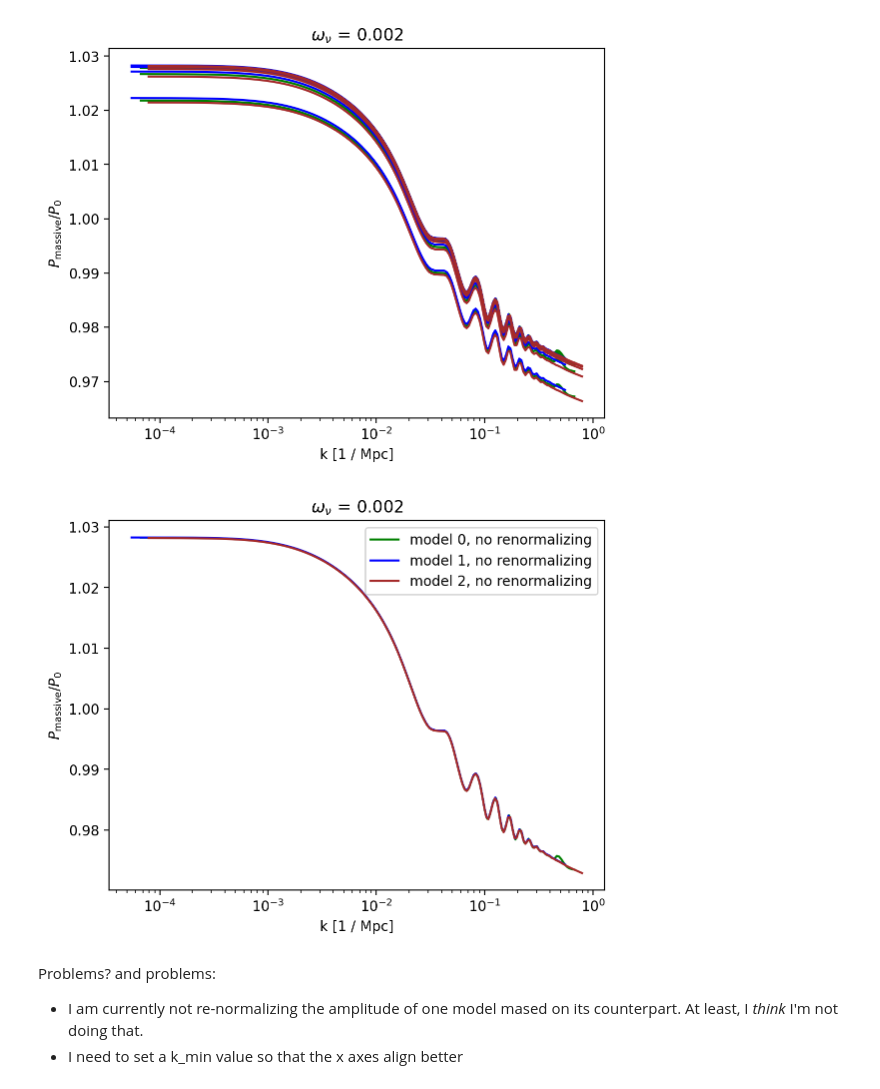
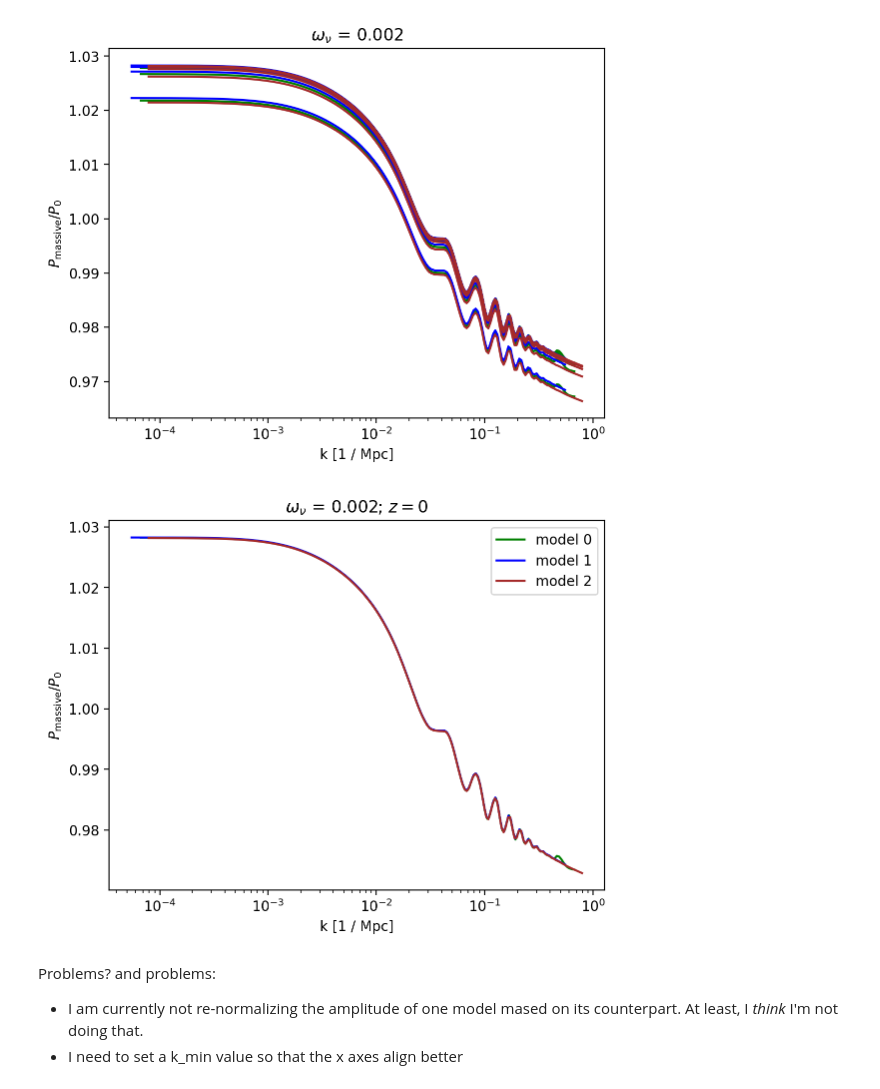
Before and after one commit to 3276908917/Master, a Jupyter notebook: CAMB_demo/rescaling_assignment.ipynb, the cells around one changed output. Saved outputs shown, nothing was run; the diff lists cells and outputs as text; code cells hidden in the pictures.

```diff
--- a/CAMB_demo/rescaling_assignment.ipynb
+++ b/CAMB_demo/rescaling_assignment.ipynb
@@ -102,17 +107,16 @@ for i in range(0, 3):
 # %%
 for i in range(0, 3):
     h = models.cosm[i]["H0"] / 100
     j = 4 # just look at z=0 before moving on
     plt.plot(k_massless_list[i] * h, p_massive_list[i][j] / p_massless_list[i][j],
-                 label="model " + str(i) + ", no renormalizing",
-                c=colors[i])
+                 label="model " + str(i), c=colors[i])
     plt.xscale('log')
     plt.xlabel(r"k [1 / Mpc]")
     plt.ylabel(r"$P_\mathrm{massive} / P_0$")
-    plt.title(r"$\omega_\nu$ = " + str(models.omega_nu[1]))
+    plt.title(r"$\omega_\nu$ = " + str(models.omega_nu[1]) + "; $z=0$")
     plt.legend()
 # %% [output]
-[figure, old version]
+[figure, new version]
 # %% [markdown]
 Problems? and problems:
 * I am currently not re-normalizing the amplitude of one model mased on its counterpart. At least, I *think* I'm not doing that.
```
Also changed, not shown: parts of 1 cell of this notebook.
